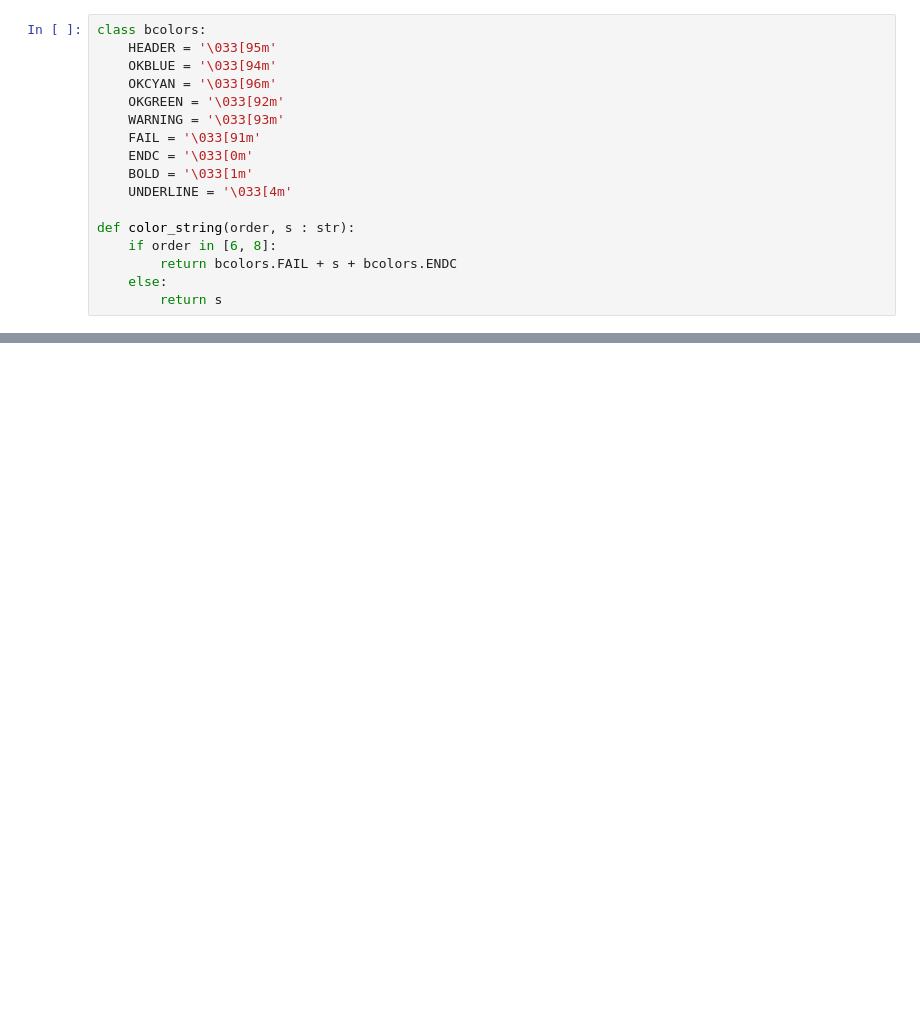
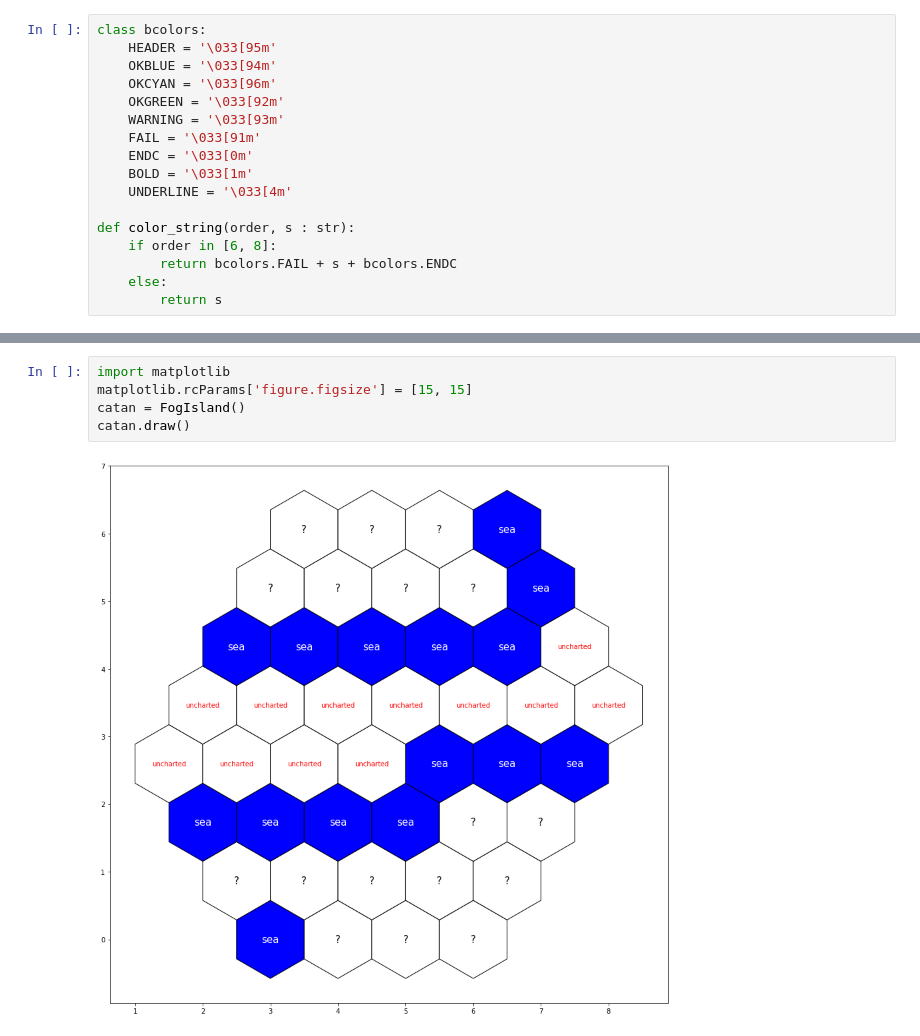
Before and after one commit to EthanHistory/CatanMapGenerator, a Jupyter notebook: map_generator.ipynb, the cells around one changed output, grey strips where cells are left out. Saved outputs shown, nothing was run; the diff lists cells and outputs as text; blank space fills up the shorter version.

```diff
--- a/map_generator.ipynb
+++ b/map_generator.ipynb
@@ -120,0 +174,7 @@ catan.draw()
+# %%
+import matplotlib
+matplotlib.rcParams['figure.figsize'] = [15, 15]
+catan = FogIsland()
+catan.draw()
+# %% [output]
+[figure, added]
```
Also changed, not shown: parts of 5 cells of this notebook.
